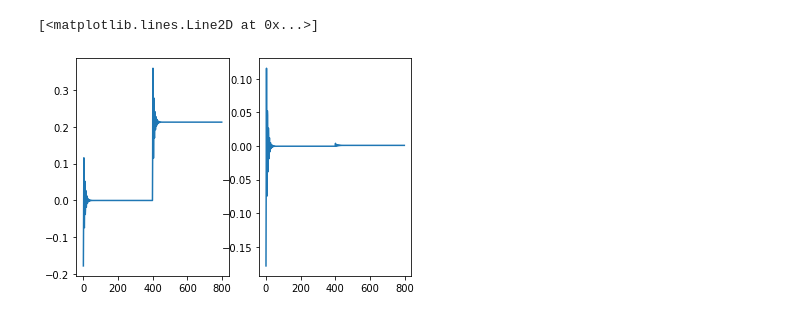
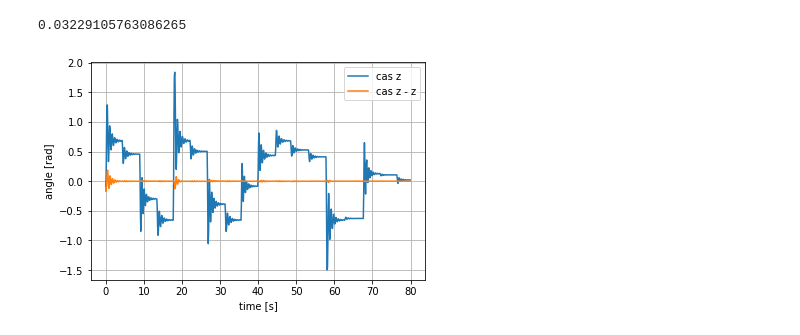
Before and after one commit to Mixxxxx358/NonlinearController, a Jupyter notebook: embedding_test.ipynb, the cells around one changed output. Drawn from its saved outputs; the diff is of its cells as text; code cells hidden in the pictures.

```diff
--- a/embedding_test.ipynb
+++ b/embedding_test.ipynb
@@ -34,3 +59,41 @@ plt.plot(log_z[0,:])
 norm = model.norm
 u = norm_input(w, norm)
+# %%
+# CasADi function
+x_cas = MX.sym("x",nx,1)
+u_cas = MX.sym("u",nu,1)
+
+# convert torch nn to casadi function
+x_rhs = CasADi_Fn(model, x_cas, u_cas)
+f = Function('f', [x_cas, u_cas], [x_rhs])
+y_rhs = CasADi_Hn(model, x_cas)
+h = Function('h', [x_cas], [y_rhs])
+# %%
+# simulate using CasADi functions of state space encoder
+x0 = np.zeros((nx,1))
+u0 = np.zeros((nu,1))
+
+log_y = np.zeros((ny,sim_steps))
+
+for i in range(sim_steps):
+    u0[:,0] = u[:,i]
+
+    log_y[:,i] = h(x0)
+
+    x0[:,:] = f(x0, u0)
+# %%
+# plot simulation of CasADi function
+cas_log_z = denorm_output(log_y, norm)
+
+plt.plot(np.arange(sim_steps)*dt, cas_log_z[0,:], label='cas z')
+plt.plot(np.arange(sim_steps)*dt, cas_log_z[0,:] - log_z[0,:], label='cas z - z')
+plt.ylabel("angle [rad]")
+plt.xlabel("time [s]")
+plt.grid()
+plt.legend(loc='upper right');
+
+np.sqrt(np.mean(np.square(cas_log_z[0,:] - log_z[0,:]))) / np.std(log_z[0,:])
+# %% [output]
+0.03229105763086265
+[figure, added]
 # %%
@@ -63,10 +123,0 @@ for i in range(sim_steps):
-# %%
-lpv_log_z = denorm_output(log_y, norm)
-
-plt.subplot(1,2,1)
-plt.plot(lpv_log_z[0,:])
-plt.subplot(1,2,2)
-plt.plot(lpv_log_z[0,:-1] - log_z[0,1:])
-# %% [output]
-[<matplotlib.lines.Line2D at 0x...>]
-[figure, removed]
```
Also changed, not shown: parts of 14 cells of this notebook.
